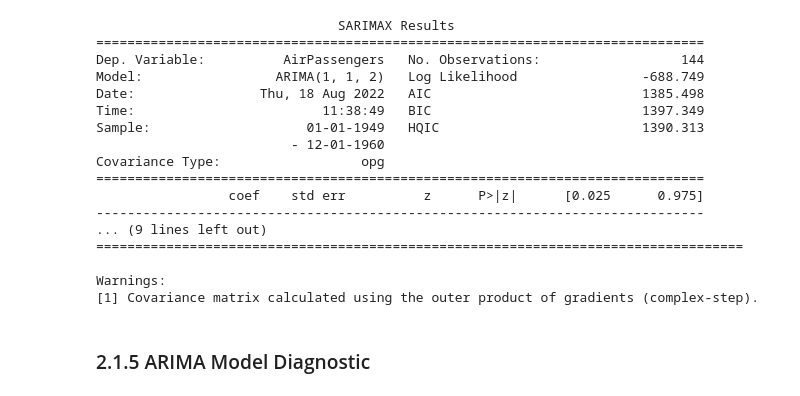
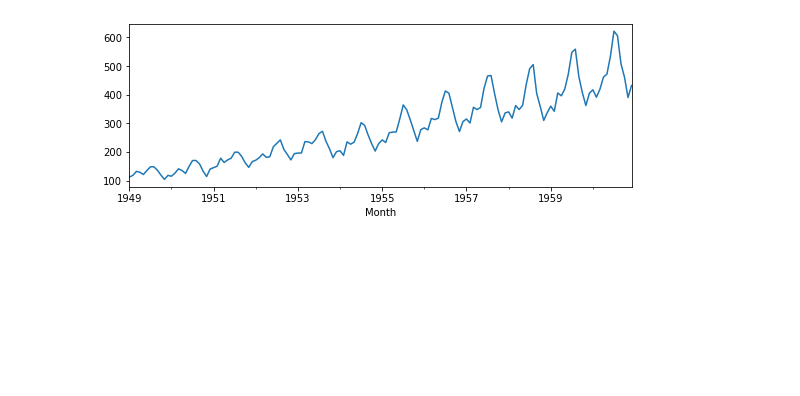
Before and after one commit to PabloJRW/Air-Passengers-Forecasting, a Jupyter notebook: notebooks/1.1 ARIMA_model.ipynb, the cells around one changed output. Saved outputs shown, nothing was run; the diff lists cells and outputs as text; code cells hidden in the pictures; blank space fills up the shorter version.

Commit message:
3 fases arima terminadas

```diff
--- a/notebooks/1.1 ARIMA_model.ipynb
+++ b/notebooks/1.1 ARIMA_model.ipynb
@@ -9,7 +13,6 @@ import warnings
 warnings.filterwarnings("ignore")
 # %%
 # DATA PATH
-TRAIN_DATA_PATH = os.path.join("..","datasets","processed","train.csv")
-TEST_DATA_PATH = os.path.join("..","datasets","processed","test.csv")
-TRAIN_DATA_PATH
+RAW_DATA_PATH = os.path.join("..","datasets","raw","airline_passengers.csv")
+RAW_DATA_PATH
 # %% [output]
@@ -36,25 +37,5 @@ train_data
-# %%
-# ARIMA Model
-model = ARIMA(train_data, order=(1,1,2))
-model_fitted = model.fit()
-print(model_fit.summary())
-# %% [output]
-                               SARIMAX Results
-==============================================================================
-Dep. Variable:          AirPassengers   No. Observations:                  144
-Model:                 ARIMA(1, 1, 2)   Log Likelihood                -688.749
-Date:                Thu, 18 Aug 2022   AIC                           1385.498
-Time:                        11:38:49   BIC                           1397.349
-Sample:                    01-01-1949   HQIC                          1390.313
-                         - 12-01-1960
-Covariance Type:                  opg
-==============================================================================
-                 coef    std err          z      P>|z|      [0.025      0.975]
-------------------------------------------------------------------------------
-... (9 lines left out)
-===================================================================================
-
-Warnings:
-[1] Covariance matrix calculated using the outer product of gradients (complex-step).
-# %% [markdown]
-### 2.1.5 ARIMA Model Diagnostic
+# %%
+air.plot(figsize=(9,3))
+plt.show()
+# %% [output]
+[figure, added]
```
Also changed, not shown: parts of 31 cells of this notebook, 11 other files.
